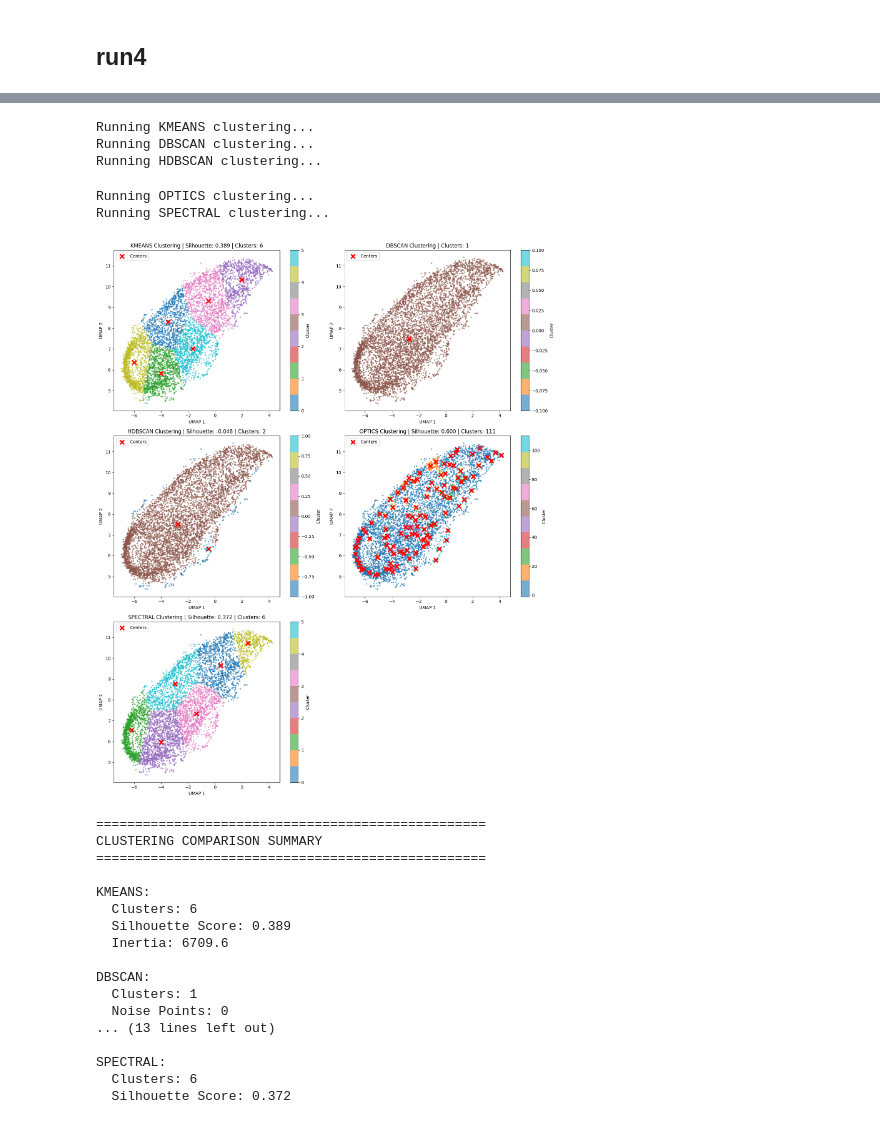
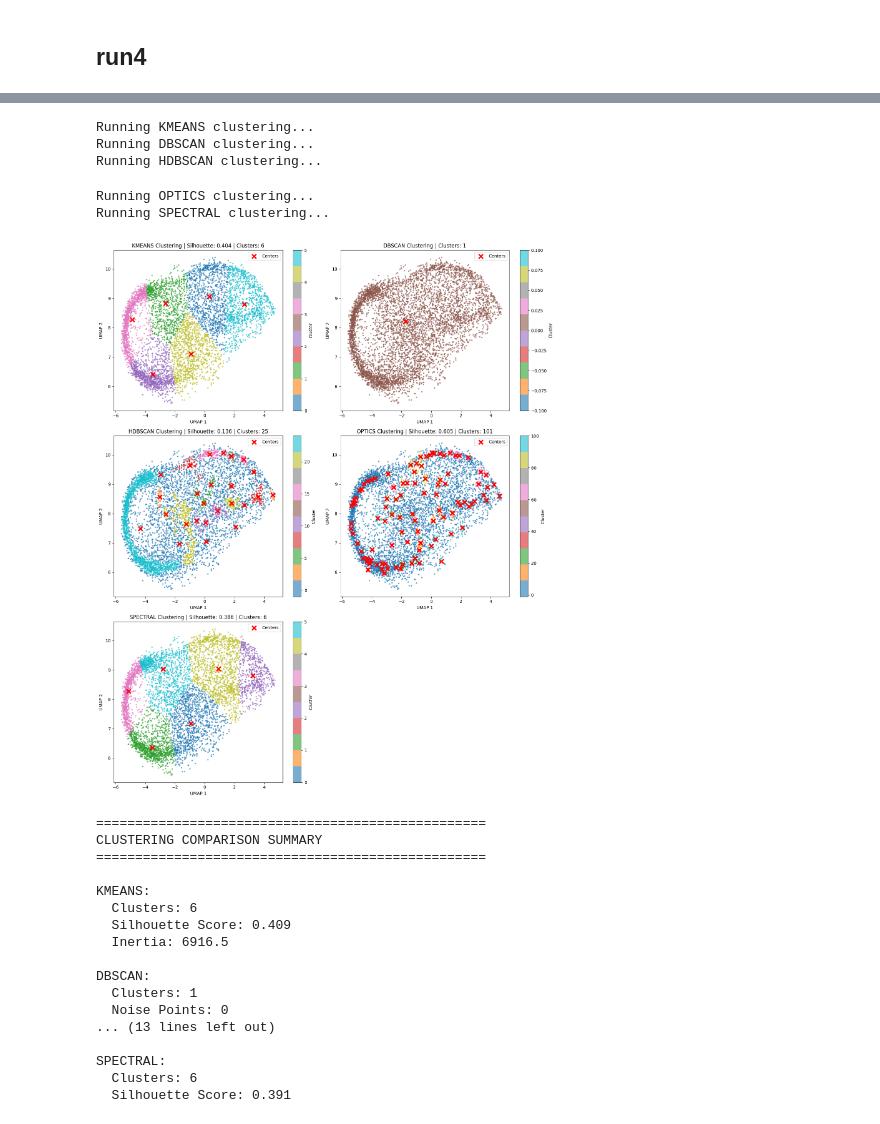
Before and after one commit to diegomiura/Hyrax-Research, a Jupyter notebook: clustering (1).ipynb, the cells around one changed output, grey strips where cells are left out. Drawn from its saved outputs; the diff is of its cells as text; code cells hidden in the pictures.

```diff
--- a/clustering (1).ipynb
+++ b/clustering (1).ipynb
@@ -485,7 +485,7 @@ def apply_clustering(data, method='kmeans', n_clusters=8, **params):
 from tqdm.notebook import tqdm
 
 run = 10
-expt = 1
+expt = 3
 
 # Get UMAP info and create hyrax config
 umap_dir, config_file = extract_umap_info(run, expt)
@@ -539,9 +539,9 @@ Runtime config contains key or section 'data_request' which has no default defin
 Running KMEANS clustering...
 Running DBSCAN clustering...
 Running HDBSCAN clustering...
 Running OPTICS clustering...
 Running SPECTRAL clustering...
-[figure, old version]
+[figure, new version]
 # %%
 # Print summary of all results
 print("\n" + "="*50)
@@ -572,8 +572,8 @@ CLUSTERING COMPARISON SUMMARY
 
 KMEANS:
   Clusters: 6
-  Silhouette Score: 0.389
-  Inertia: 6709.6
+  Silhouette Score: 0.409
+  Inertia: 6916.5
 
 DBSCAN:
   Clusters: 1
@@ -582,4 +582,4 @@ DBSCAN:
 
 SPECTRAL:
   Clusters: 6
-  Silhouette Score: 0.372
+  Silhouette Score: 0.391
```
Also changed, not shown: parts of 1 cell of this notebook.
